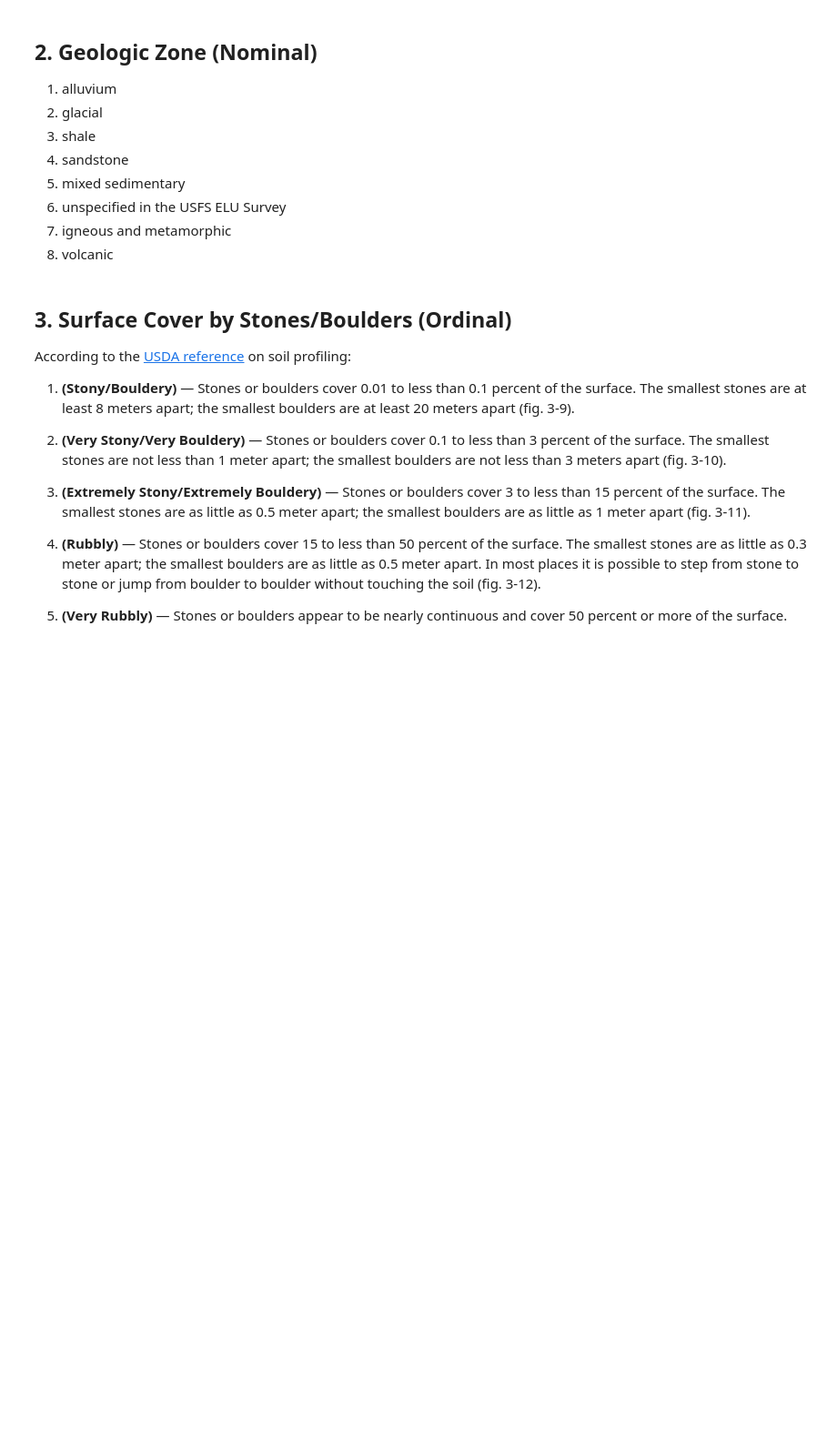
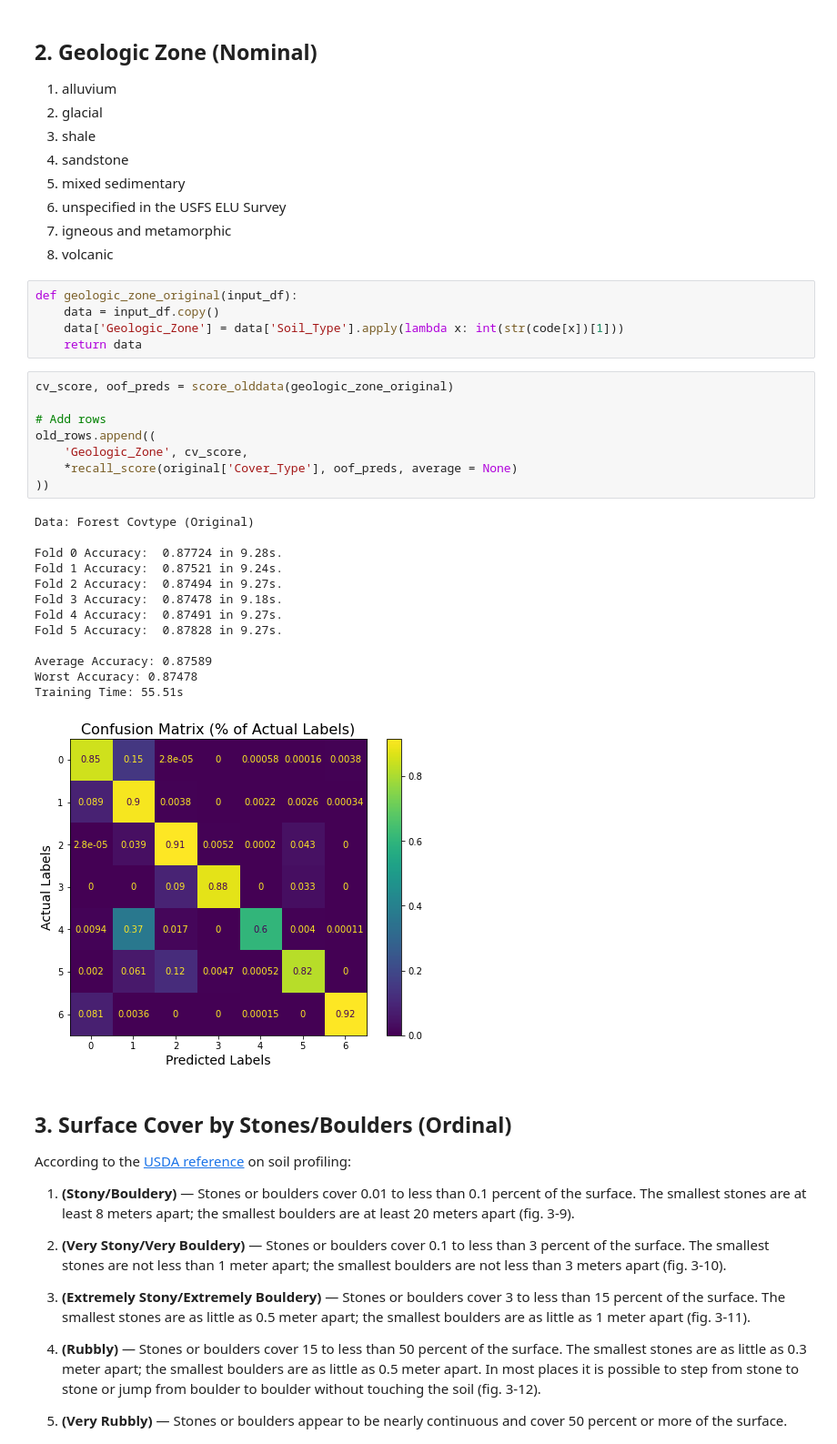
Before and after one commit to rsizem2/tabular-playground-series, a Jupyter notebook: TPS12 - December/notebooks/Notebook 2 - Feature Engineering.ipynb, the cells around one changed output. Shown at 91% size. Drawn from its saved outputs; the diff is of its cells as text; blank space fills up the shorter version.

```diff
--- a/TPS12 - December/notebooks/Notebook 2 - Feature Engineering.ipynb
+++ b/TPS12 - December/notebooks/Notebook 2 - Feature Engineering.ipynb
@@ -764,6 +902,33 @@ Next, were going to attempt to leverage domain knowledge to derive further categ
 6.  unspecified in the USFS ELU Survey
 7.  igneous and metamorphic
 8.  volcanic
+# %%
+def geologic_zone_original(input_df):
+    data = input_df.copy()
+    data['Geologic_Zone'] = data['Soil_Type'].apply(lambda x: int(str(code[x])[1]))
+    return data
+# %%
+cv_score, oof_preds = score_olddata(geologic_zone_original)
+
+# Add rows
+old_rows.append((
+    'Geologic_Zone', cv_score,
+    *recall_score(original['Cover_Type'], oof_preds, average = None)
+))
+# %% [output]
+Data: Forest Covtype (Original)
+
+Fold 0 Accuracy:  0.87724 in 9.28s.
+Fold 1 Accuracy:  0.87521 in 9.24s.
+Fold 2 Accuracy:  0.87494 in 9.27s.
+Fold 3 Accuracy:  0.87478 in 9.18s.
+Fold 4 Accuracy:  0.87491 in 9.27s.
+Fold 5 Accuracy:  0.87828 in 9.27s.
+
+Average Accuracy: 0.87589
+Worst Accuracy: 0.87478
+Training Time: 55.51s
+[figure, added]
 # %% [markdown]
 ## 3. Surface Cover by Stones/Boulders (Ordinal)
 
```
Also changed, not shown: parts of 60 cells of this notebook.
